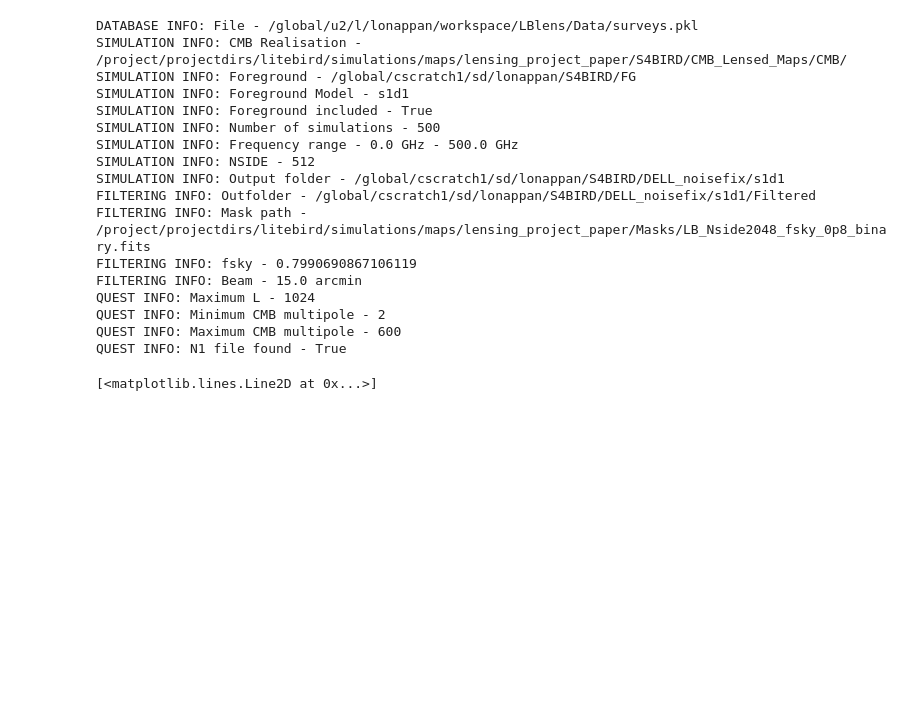
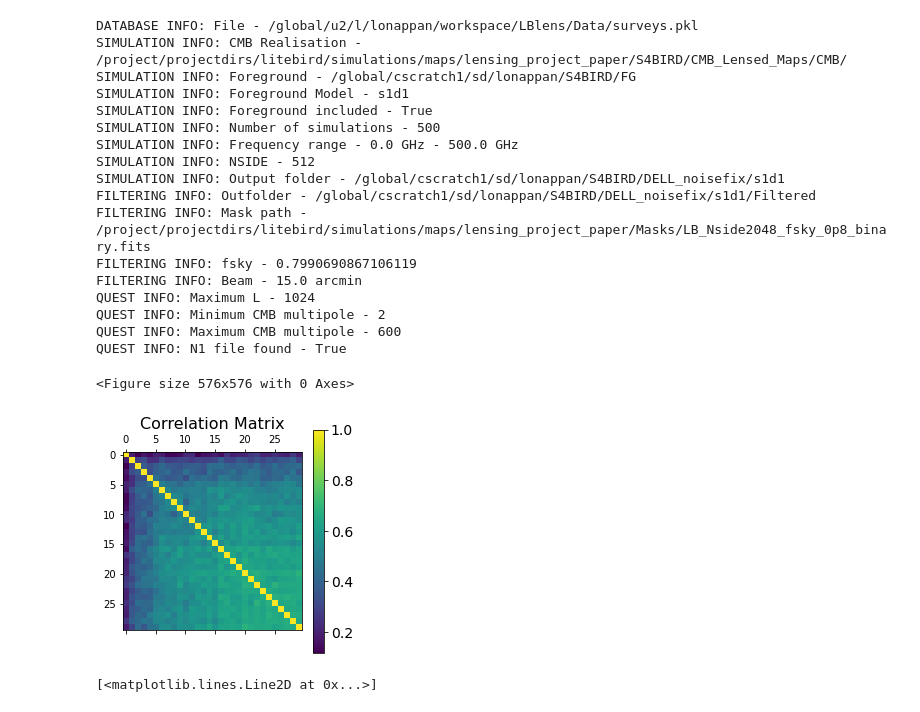
Before and after one commit to antolonappan/dell, a Jupyter notebook: Notebooks/reconstruction.ipynb, the cells around one changed output. Saved outputs shown, nothing was run; the diff lists cells and outputs as text; code cells hidden in the pictures; blank space fills up the shorter version.

```diff
--- a/Notebooks/reconstruction.ipynb
+++ b/Notebooks/reconstruction.ipynb
@@ -65,3 +63,8 @@ rdn0 = rec_fg.RDN0(0)
+# %%
+rec_fg.plot_bin_cor(rdn0=True)
+# %% [output]
+<Figure size 576x576 with 0 Axes>
+[figure, added]
 # %%
 plt.loglog(rec_fg.Lfac*rec_fg.MCN0())
 plt.loglog(rec_fg.Lfac*rdn0)
```
Also changed, not shown: parts of 1 cell of this notebook, 3 other files.
